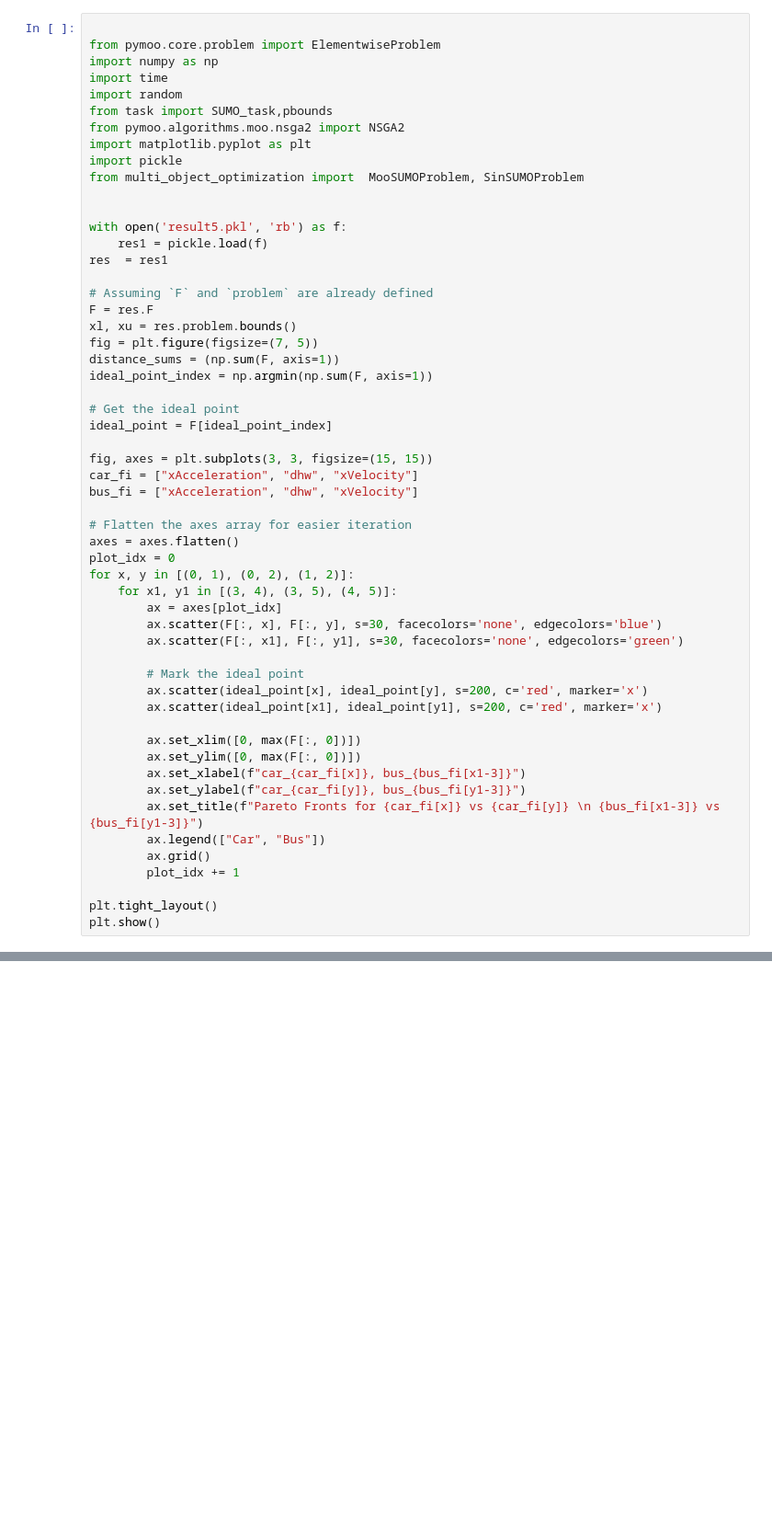
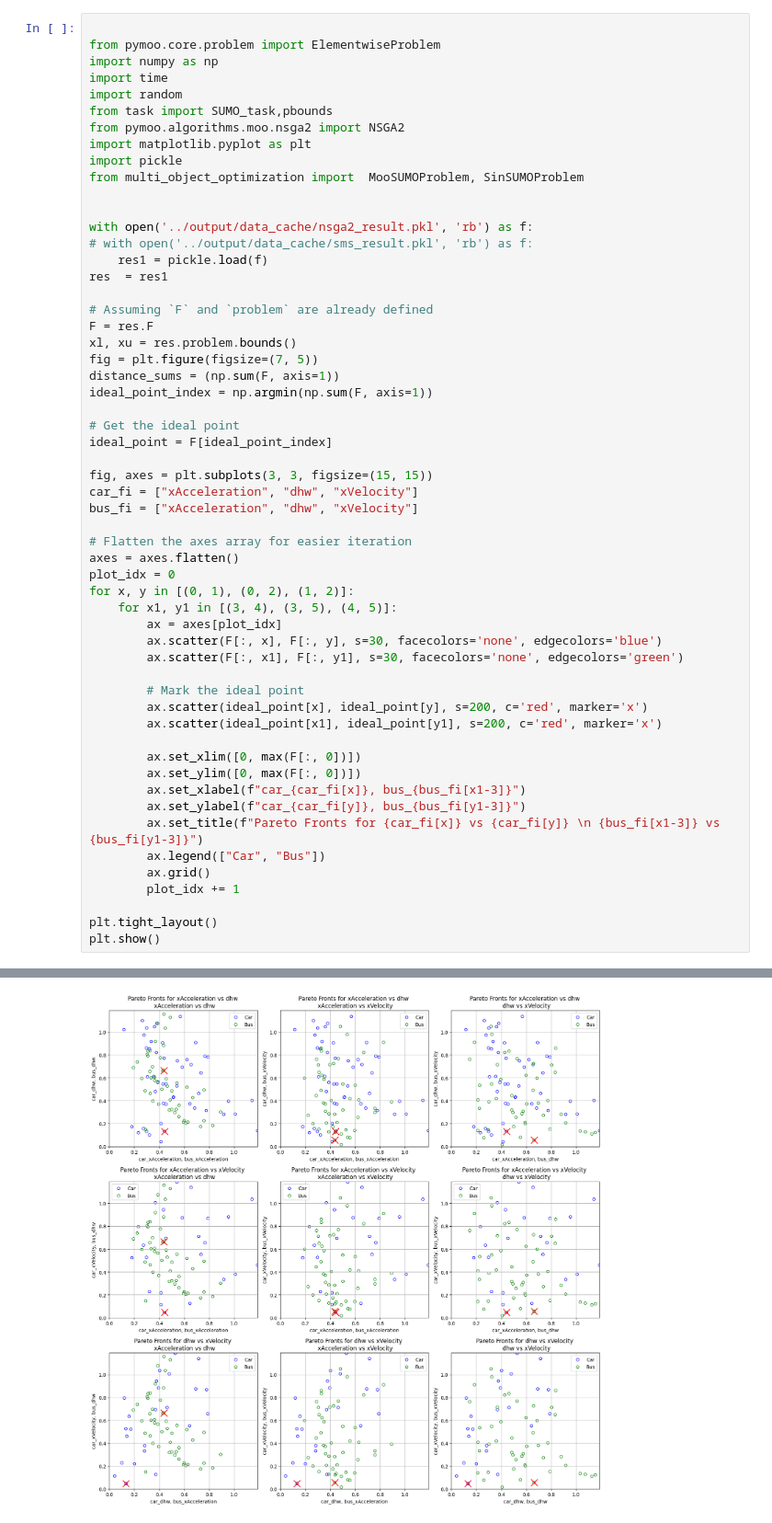
Before and after one commit to Gaochengzhi/sumo_bayesian_calibration, a Jupyter notebook: src/trymoo.ipynb, the cells around one changed output, grey strips where cells are left out. Shown: that part at 92% size. Drawn from its saved outputs; the diff is of its cells as text; blank space fills up the shorter version.

```diff
--- a/src/trymoo.ipynb
+++ b/src/trymoo.ipynb
@@ -11,7 +11,8 @@ import pickle
 from multi_object_optimization import  MooSUMOProblem, SinSUMOProblem
 
 
-with open('result5.pkl', 'rb') as f:
+with open('../output/data_cache/nsga2_result.pkl', 'rb') as f:
+# with open('../output/data_cache/sms_result.pkl', 'rb') as f:
     res1 = pickle.load(f)
 res  = res1
 
@@ -58,3 +59,4 @@ ModuleNotFoundError: No module named 'muti_object_optimization'
+[figure, added]
 # %%
 
 # plot the iteration drop for 6 object in F
```
Also changed, not shown: parts of 4 cells of this notebook, 46 other files.
